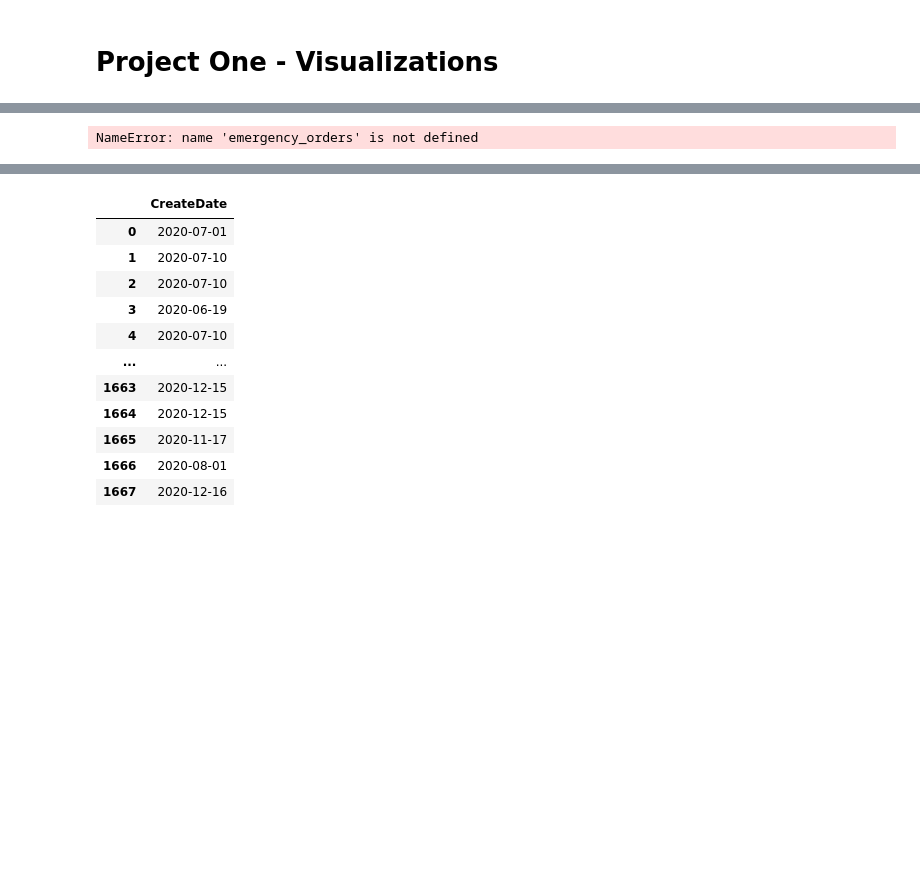
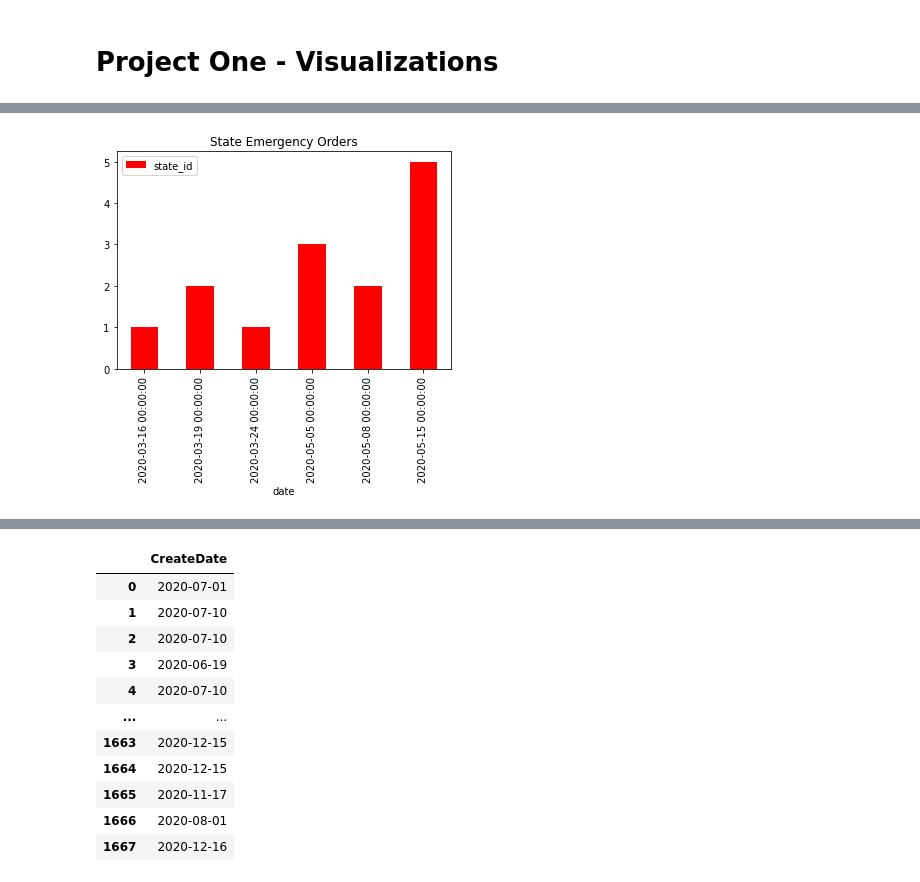
Before and after one commit to missymeyer/ProjectOne, a Jupyter notebook: ProjectOne_Visualizations.ipynb, the cells around one changed output, grey strips where cells are left out. Saved outputs shown, nothing was run; the diff lists cells and outputs as text; code cells hidden in the pictures; blank space fills up the shorter version.

```diff
--- a/ProjectOne_Visualizations.ipynb
+++ b/ProjectOne_Visualizations.ipynb
@@ -41,11 +41,11 @@ KeyError: 'Month'
 # %%
 # Generate a bar plot for state orders
-state_orders_group = emergency_orders.groupby('date')
-measures = pd.DataFrame(ugh_group['state_id'].count())
+state_orders_group = emergency_orders_data.groupby('date')
+measures = pd.DataFrame(state_orders_group['state_id'].count())
 
 state_order_chart=measures.plot(kind='bar', title='State Emergency Orders', color='red')
-
+plt.savefig("/Users/laurelwilliamson/Desktop/GITHUB/group_project/state_orders_vis.png")
 plt.show()
 # %% [output]
-NameError: name 'emergency_orders' is not defined
+[figure, added]
 # %%
```
Also changed, not shown: parts of 3 cells of this notebook, 3 other files.
